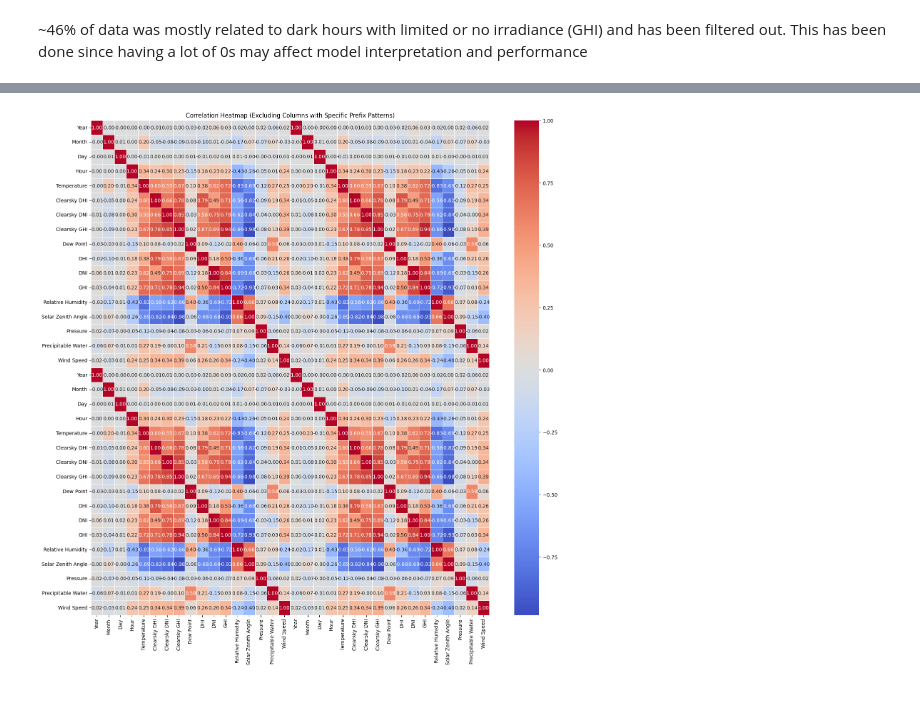
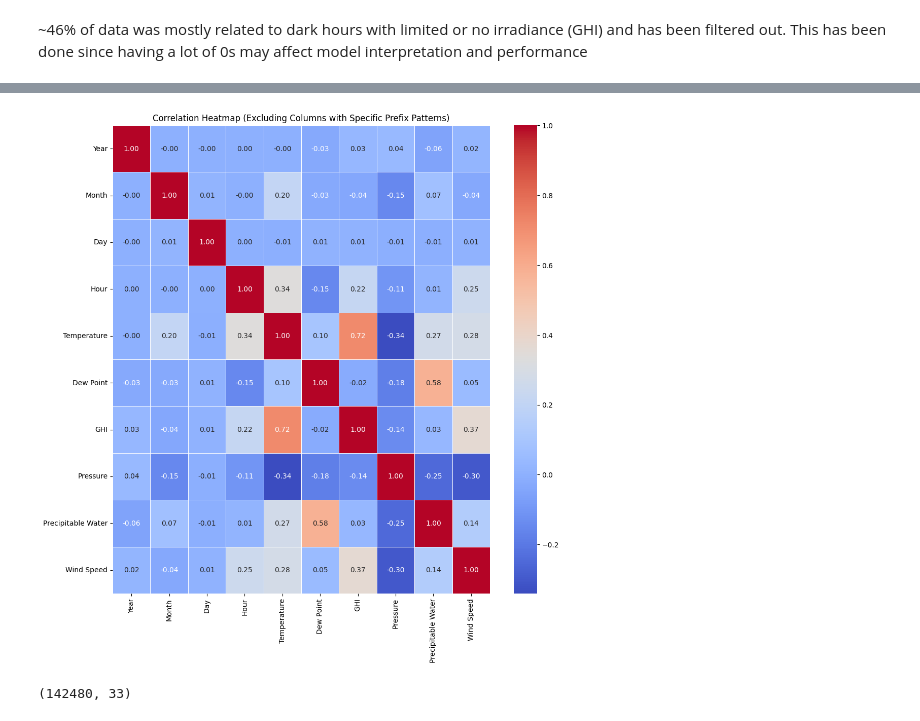
Before and after one commit to VeenaBeknal/Solar-Irradiance-to-Sustainably-Power-Streetlights, a Jupyter notebook: FeatureEngineering_and_PolynomialRegression.ipynb, the cells around one changed output, grey strips where cells are left out. Drawn from its saved outputs; the diff is of its cells as text; code cells hidden in the pictures.

```diff
--- a/FeatureEngineering_and_PolynomialRegression.ipynb
+++ b/FeatureEngineering_and_PolynomialRegression.ipynb
@@ -157,9 +197,15 @@ columns_to_encode = ['Cloud Type','zipcode', 'hour_day_part']
 encoded_df = pd.get_dummies(solar_ir_df_nondark, columns=columns_to_encode, prefix=columns_to_encode, dtype='int')
 
 # Concatenating the encoded columns with the original DataFrame
-solar_ir_df_nondark_encoded = pd.concat([solar_ir_df_nondark, encoded_df], axis=1)
+#solar_ir_df_nondark_encoded = pd.concat([solar_ir_df_nondark, encoded_df], axis=1)
 
 # Display the DataFrame with one-hot encoded columns
+#solar_ir_df_nondark_encoded.head(10)
+
+# After encoding adding to the nondark encoded
+solar_ir_df_nondark_encoded = encoded_df
+
+# Displaying the DataFrame with one-hot encoded columns
 solar_ir_df_nondark_encoded.head(10)
 # %% [output]
 |  | Year | Month | Day | Hour | Minute | Temperature | Clearsky DHI | Clearsky DNI | Clearsky GHI | ... |
@@ -177,13 +222,0 @@ solar_ir_df_nondark_encoded.head(10)
-# %%
-# 1-hot encoding for multiple columns
-# Specifying the list of columns to one-hot encode
-columns_to_encode = ['Cloud Type', 'zipcode', 'hour_day_part']
-
-# Performing one-hot encoding for multiple columns and ensuring numeric encoding instead of boolean
-encoded_df = pd.get_dummies(solar_ir_df_nondark, columns=columns_to_encode, prefix=columns_to_encode, dtype='int')
-
-# Dropping the original columns before concatenating
-solar_ir_df_nondark_encoded = pd.concat([solar_ir_df_nondark.drop(columns=columns_to_encode), encoded_df], axis=1)
-
-# Display the DataFrame with one-hot encoded columns
-solar_ir_df_nondark_encoded.head(10)
@@ -225,5 +237 @@ Index(['Year', 'Month', 'Day', 'Hour', 'Minute', 'Temperature', 'Clearsky DHI',
       dtype='object')
-# %%
-# Dropping the original columns that were encoded
-solar_ir_df_nondark_encoded = solar_ir_df_nondark_encoded.drop(columns_to_encode,axis=1)
-solar_ir_df_nondark_encoded.head(10)
@@ -280,0 +299,5 @@ sns.heatmap(correlation_matrix.corr(),annot=True,cmap='coolwarm')
+# %%
+solar_ir_df_nondark_encoded
+# Dropping the "Clearsky GHI","Clearsky DHI","Clearsky DNI","DHI", 'Solar Zenith Angle'
+columns_to_drop = ["Clearsky GHI", "Clearsky DHI", "Clearsky DNI", "DHI", "DNI", "Solar Zenith Angle","Relative Humidity"]
+solar_ir_df_nondark_encoded.drop(columns=columns_to_drop, inplace=True)
@@ -281,19 +316,17 @@ sns.heatmap(correlation_matrix.corr(),annot=True,cmap='coolwarm')
 # %%
-import re
-
 # Getting columns to exclude based on prefix patterns
 columns_to_exclude = [col for col in solar_ir_df_nondark_encoded.columns if any(re.match(pattern, col) for pattern in columns_to_encode)]
 
 # Dropping columns with specified prefix patterns
 df_for_correlation = solar_ir_df_nondark_encoded.drop(columns=columns_to_exclude)
 
 # Computing the correlation matrix
 correlation_matrix = df_for_correlation.corr()
 
 # Creating a heatmap
-plt.figure(figsize=(18, 18))
+plt.figure(figsize=(12, 12))
 sns.heatmap(correlation_matrix, annot=True, cmap="coolwarm", fmt=".2f", linewidths=0.5)
 plt.title("Correlation Heatmap (Excluding Columns with Specific Prefix Patterns)")
 plt.show()
 # %% [output]
-[figure, old version]
+[figure, new version]
@@ -299,0 +354,4 @@ plt.show()
+# %%
+solar_ir_df_nondark_encoded_filter.shape
+# %% [output]
+(142480, 33)
```
Also changed, not shown: parts of 47 cells of this notebook.
